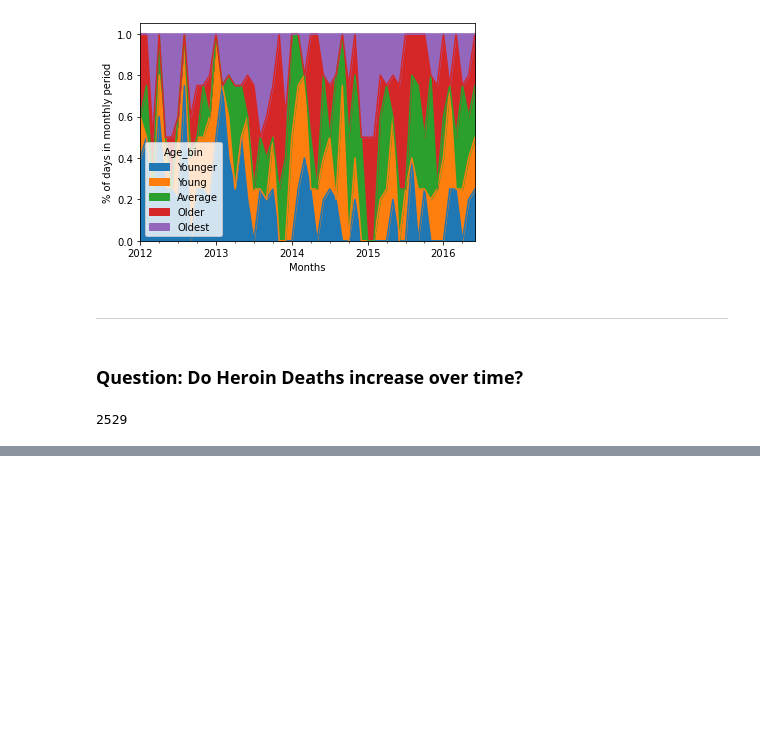
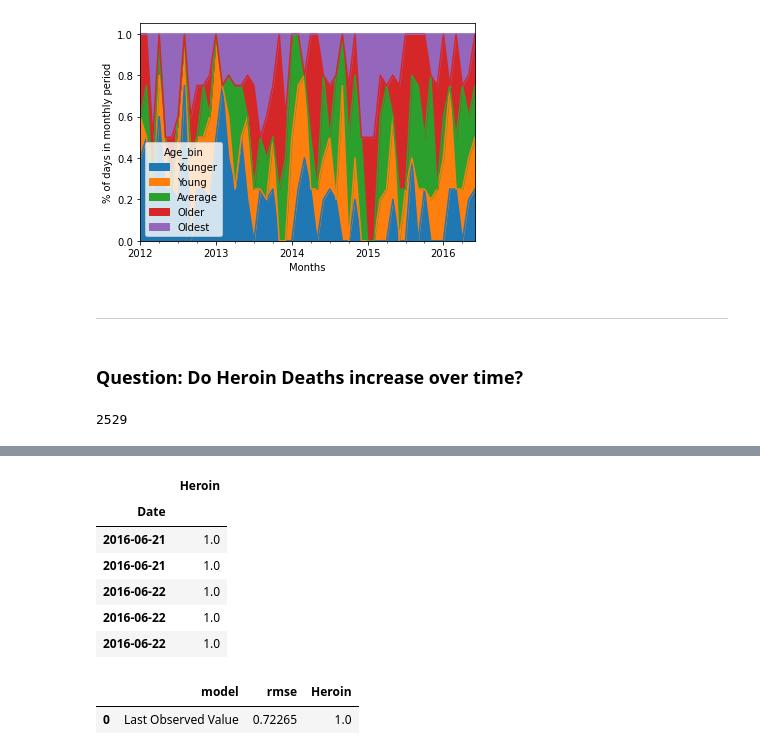
Before and after one commit to natasharivers/individual_project, a Jupyter notebook: Initial Time Series Notebook.ipynb, the cells around one changed output, grey strips where cells are left out. Drawn from its saved outputs; the diff is of its cells as text; code cells hidden in the pictures; blank space fills up the shorter version.

```diff
--- a/Initial Time Series Notebook.ipynb
+++ b/Initial Time Series Notebook.ipynb
@@ -414,0 +454,11 @@ plt.show()
+# %%
+yhat_df_lo = make_predictions(last_observed)
+yhat_df_lo.head()
+# %% [output]
+|  | Heroin |
+| Date |  |
+| 2016-06-21 | 1.0 |
+| 2016-06-21 | 1.0 |
+| 2016-06-22 | 1.0 |
+| 2016-06-22 | 1.0 |
+| 2016-06-22 | 1.0 |
@@ -414,0 +469,12 @@ plt.show()
+# %%
+#create a dataframe to make data easier to visualize/understand
+model_df = pd.DataFrame(data=[{
+    'model': 'Last Observed Value',
+    'rmse': rmse_last,
+    'Heroin': last_observed
+    }])
+
+model_df
+# %% [output]
+|  | model | rmse | Heroin |
+| 0 | Last Observed Value | 0.72265 | 1.0 |
```
Also changed, not shown: parts of 14 cells of this notebook.
